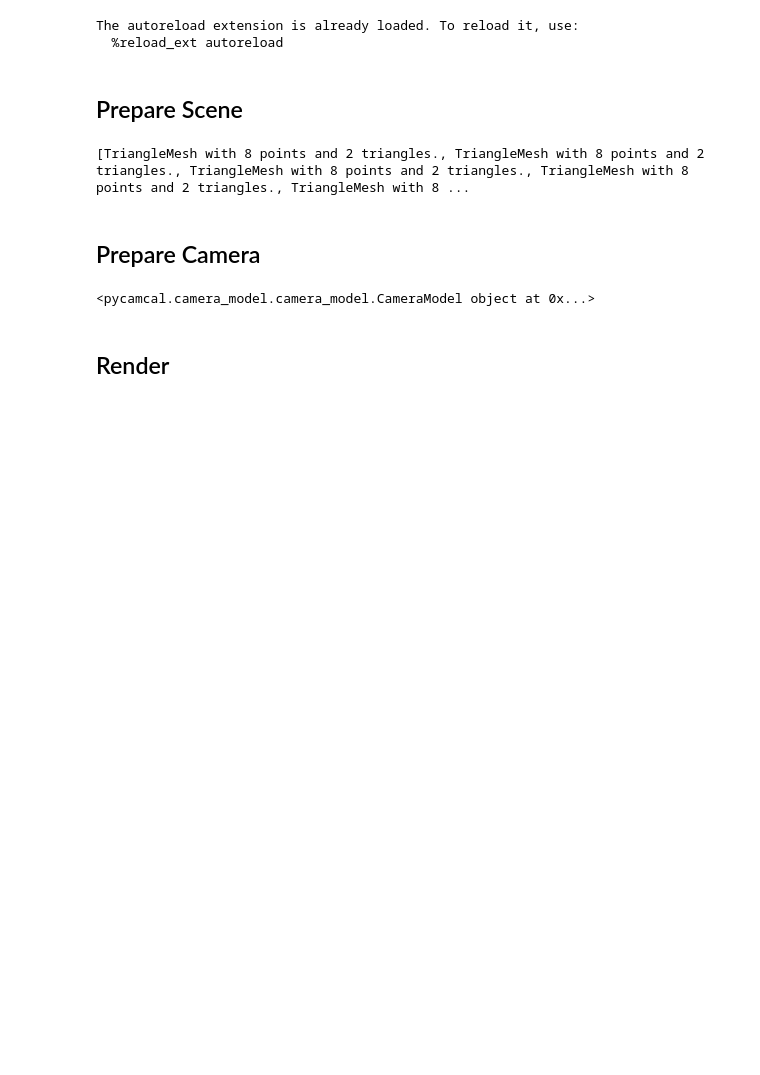
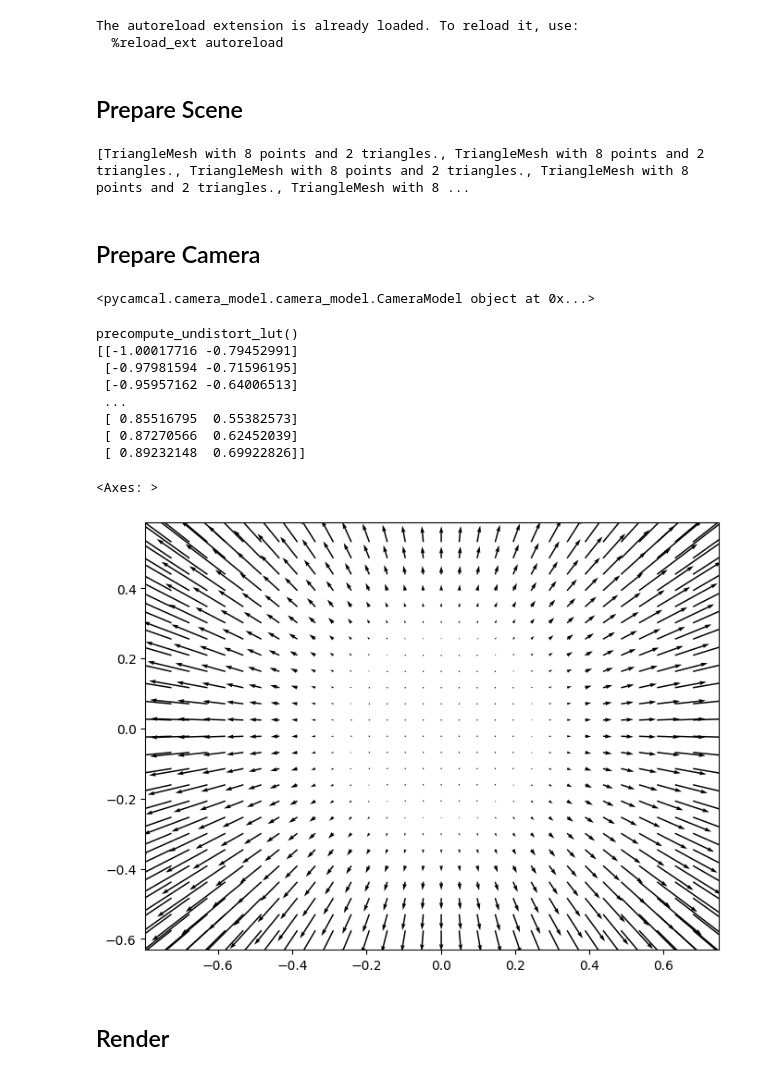
Before and after one commit to rschwa6308/PyCamCal, a Jupyter notebook: testing.ipynb, the cells around one changed output. Saved outputs shown, nothing was run; the diff lists cells and outputs as text; code cells hidden in the pictures; blank space fills up the shorter version.

```diff
--- a/testing.ipynb
+++ b/testing.ipynb
@@ -56,5 +59,21 @@ print(camera)
 # %% [output]
 <pycamcal.camera_model.camera_model.CameraModel object at 0x...>
+# %%
+from pycamcal.camera_model.viz_utils import visualize_distortion_model
+
+fig, ax = plt.subplots(figsize=(8, 6))
+visualize_distortion_model(camera, subsample=20, exaggeration=1.0, ax=ax)
+# %% [output]
+precompute_undistort_lut()
+[[-1.00017716 -0.79452991]
+ [-0.97981594 -0.71596195]
+ [-0.95957162 -0.64006513]
+ ...
+ [ 0.85516795  0.55382573]
+ [ 0.87270566  0.62452039]
+ [ 0.89232148  0.69922826]]
+<Axes: >
+[figure, added]
 # %% [markdown]
 ## Render
 # %%
```
Also changed, not shown: parts of 3 cells of this notebook, 28 other files.
